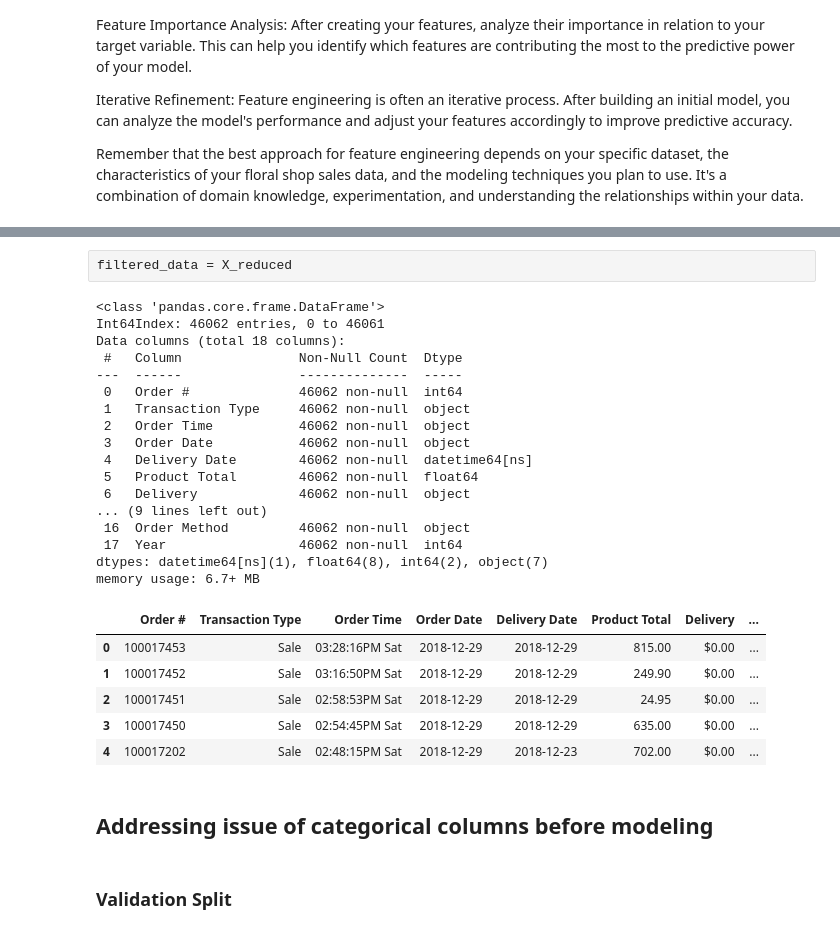
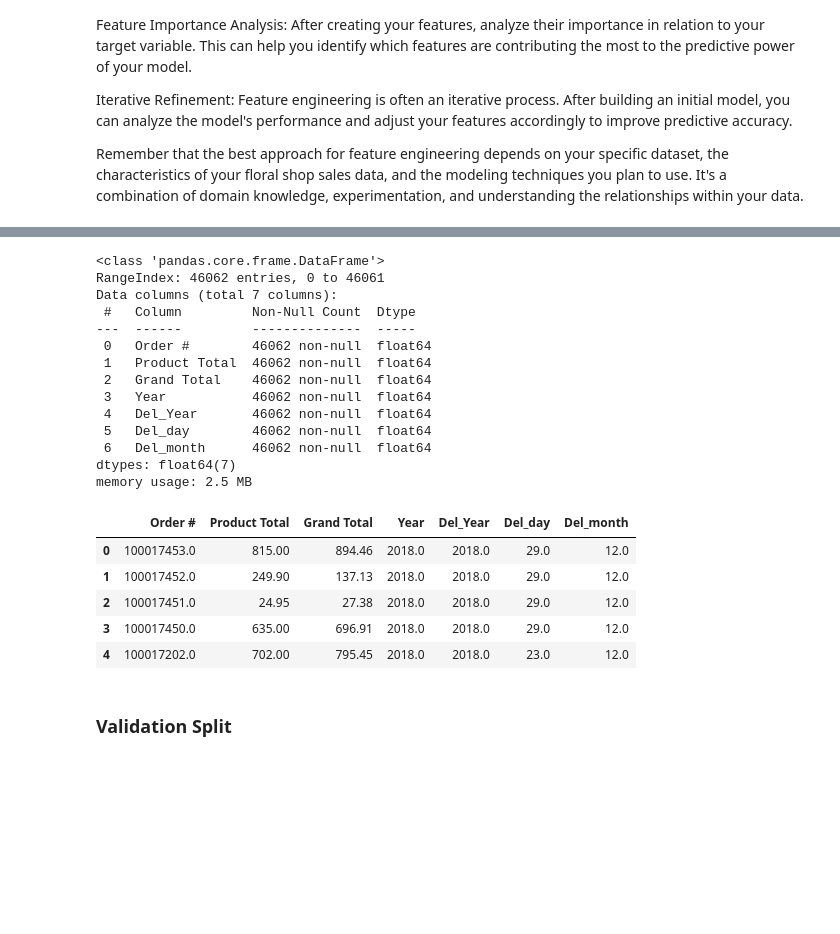
Before and after one commit to JoeBwonKenobi/Floral_Sales_Project, a Jupyter notebook: Predictive Modeling.ipynb, the cells around one changed output, grey strips where cells are left out. Saved outputs shown, nothing was run; the diff lists cells and outputs as text; code cells hidden in the pictures; blank space fills up the shorter version.

```diff
--- a/Predictive Modeling.ipynb
+++ b/Predictive Modeling.ipynb
@@ -79,13 +79,6 @@ memory usage: 6.3+ MB
 filtered_data = fd[(fd['Year'] != 2016) & (fd['Year'] != 2017)]
 # %%
 fd['Delivery Date'] = pd.to_datetime(fd['Delivery Date'])
-fd['Year'] = fd['Delivery Date'].dt.year
-
-fd['Delivery Date'] = pd.to_datetime(fd['Delivery Date'])
-fd['Year'] = fd['Delivery Date'].dt.year
-
-fd['Delivery Date'] = pd.to_datetime(fd['Delivery Date'])
-fd['Year'] = fd['Delivery Date'].dt.year
-
-fd['Delivery Date'] = pd.to_datetime(fd['Delivery Date'])
-fd['Year'] = fd['Delivery Date'].dt.year
+fd['Del_Year'] = fd['Delivery Date'].dt.year
+fd['Del_day'] = fd['Delivery Date'].dt.day
+fd['Del_month'] = fd['Delivery Date'].dt.month
@@ -91,0 +105,5 @@ fd['Year'] = fd['Delivery Date'].dt.year
+# %%
+fd['Delivery Date'] = pd.to_datetime(fd['Delivery Date'])
+fd['Del_Year'] = fd['Delivery Date'].dt.year
+fd['Del_day'] = fd['Delivery Date'].dt.day
+fd['Del_month'] = fd['Delivery Date'].dt.month
@@ -177,4 +219,5 @@ transformed_data =replace_nan(fd)
 # %%
 # List of columns to drop
-columns_to_drop = ['Tax', 'Wire Out Fee', 'Tips', 'Discount', 'Gift Cards', 'Nontaxable Delivery', 'Order Type', 'Delivery', 'Payment Method', 'Order Method']
-X_reduced = transformed_data.drop(columns=columns_to_drop, inplace=True)
+columns_to_drop = ['Tax', 'Wire Out Fee', 'Tips', 'Discount', 'Gift Cards', 'Nontaxable Delivery', 'Order Type', 'Delivery', 'Payment Method', 'Order Method', 'Delivery Date', 'Transaction Type', 'Order Time', 'Order Date']
+transformed_data.drop(columns=columns_to_drop, inplace=True)
+X_reduced = transformed_data
@@ -192,33 +224,27 @@ fd = filtered_data
-# %% [raw]
-filtered_data = X_reduced
 # %%
-filtered_data.info()
+fd = X_reduced
+fd.info()
 # %% [output]
 <class 'pandas.core.frame.DataFrame'>
-Int64Index: 46062 entries, 0 to 46061
-Data columns (total 18 columns):
- #   Column               Non-Null Count  Dtype
----  ------               --------------  -----
- 0   Order #              46062 non-null  int64
- 1   Transaction Type     46062 non-null  object
- 2   Order Time           46062 non-null  object
- 3   Order Date           46062 non-null  object
- 4   Delivery Date        46062 non-null  datetime64[ns]
- 5   Product Total        46062 non-null  float64
- 6   Delivery             46062 non-null  object
-... (9 lines left out)
- 16  Order Method         46062 non-null  object
- 17  Year                 46062 non-null  int64
-dtypes: datetime64[ns](1), float64(8), int64(2), object(7)
-memory usage: 6.7+ MB
+RangeIndex: 46062 entries, 0 to 46061
+Data columns (total 7 columns):
+ #   Column         Non-Null Count  Dtype
+---  ------         --------------  -----
+ 0   Order #        46062 non-null  float64
+ 1   Product Total  46062 non-null  float64
+ 2   Grand Total    46062 non-null  float64
+ 3   Year           46062 non-null  float64
+ 4   Del_Year       46062 non-null  float64
+ 5   Del_day        46062 non-null  float64
+ 6   Del_month      46062 non-null  float64
+dtypes: float64(7)
+memory usage: 2.5 MB
 # %%
-filtered_data.head()
+fd.head()
 # %% [output]
-|  | Order # | Transaction Type | Order Time | Order Date | Delivery Date | Product Total | Delivery | ... |
-| 0 | 100017453 | Sale | 03:28:16PM Sat | 2018-12-29 | 2018-12-29 | 815.00 | $0.00 | ... |
-| 1 | 100017452 | Sale | 03:16:50PM Sat | 2018-12-29 | 2018-12-29 | 249.90 | $0.00 | ... |
-| 2 | 100017451 | Sale | 02:58:53PM Sat | 2018-12-29 | 2018-12-29 | 24.95 | $0.00 | ... |
-| 3 | 100017450 | Sale | 02:54:45PM Sat | 2018-12-29 | 2018-12-29 | 635.00 | $0.00 | ... |
-| 4 | 100017202 | Sale | 02:48:15PM Sat | 2018-12-29 | 2018-12-23 | 702.00 | $0.00 | ... |
+|  | Order # | Product Total | Grand Total | Year | Del_Year | Del_day | Del_month |
+| 0 | 100017453.0 | 815.00 | 894.46 | 2018.0 | 2018.0 | 29.0 | 12.0 |
+| 1 | 100017452.0 | 249.90 | 137.13 | 2018.0 | 2018.0 | 29.0 | 12.0 |
+| 2 | 100017451.0 | 24.95 | 27.38 | 2018.0 | 2018.0 | 29.0 | 12.0 |
+| 3 | 100017450.0 | 635.00 | 696.91 | 2018.0 | 2018.0 | 29.0 | 12.0 |
+| 4 | 100017202.0 | 702.00 | 795.45 | 2018.0 | 2018.0 | 23.0 | 12.0 |
-# %% [markdown]
-## **Addressing issue of categorical columns before modeling**
```
Also changed, not shown: parts of 24 cells of this notebook, 1 other file.
